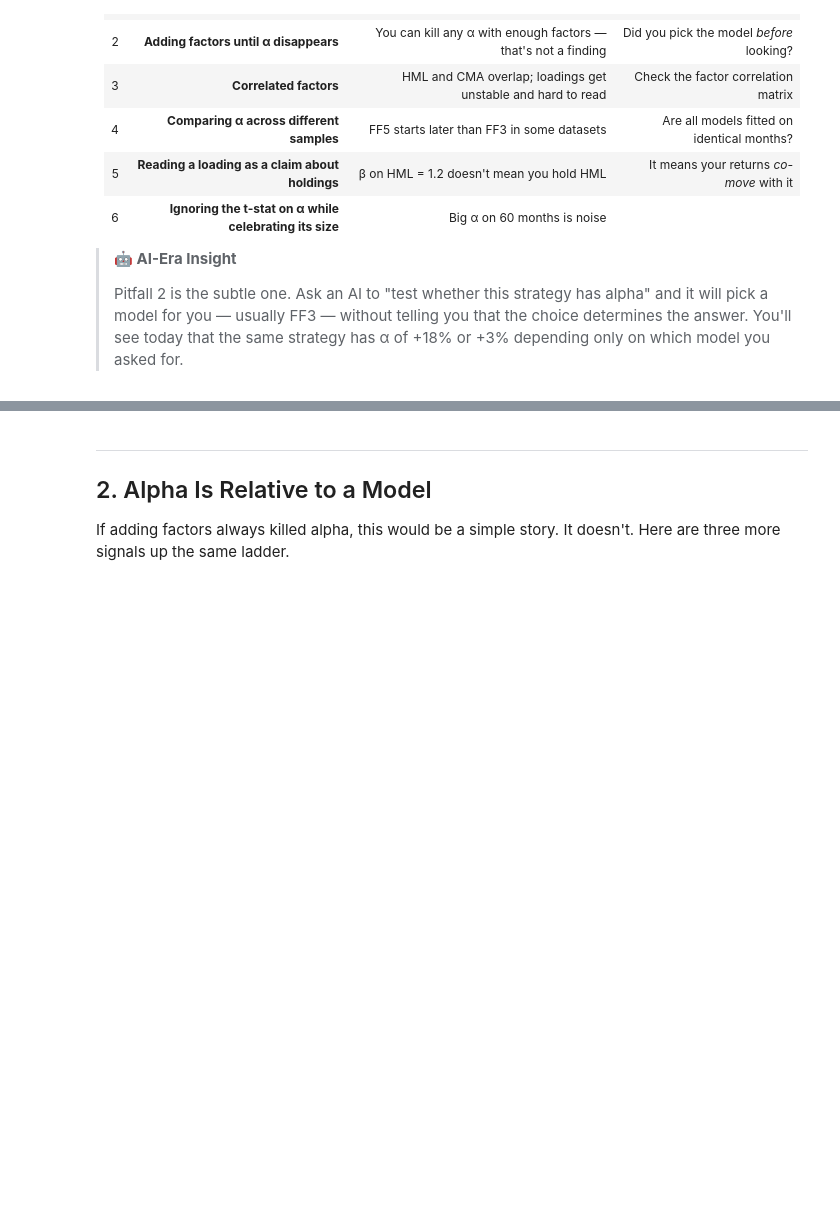
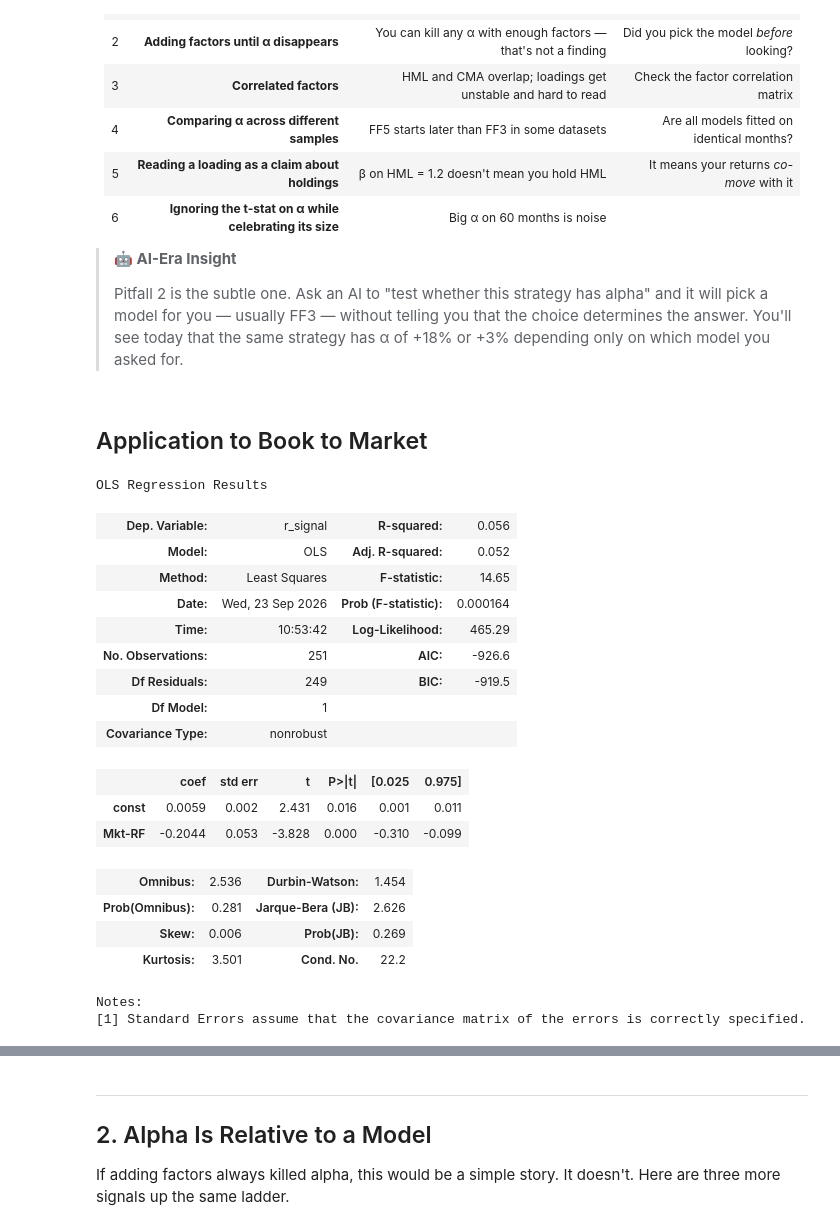
Before and after one commit to amoreira2/UG54, a Jupyter notebook: _sources/chapters/Finance/L6_MultiFactor_AI.ipynb, the cells around one changed output, grey strips where cells are left out. Cells and saved outputs as stored; diff of their text form; code cells hidden in the pictures; blank space fills up the shorter version.

```diff
--- a/_sources/chapters/Finance/L6_MultiFactor_AI.ipynb
+++ b/_sources/chapters/Finance/L6_MultiFactor_AI.ipynb
@@ -105,3 +106,5 @@ your α has to be something *else*.
 > alpha" and it will pick a model for you — usually FF3 — without telling you
 > that the choice determines the answer. You'll see today that the same strategy
 > has α of +18% or +3% depending only on which model you asked for.
+# %% [markdown]
+## Application to Book to Market
@@ -108,3 +151,29 @@ your α has to be something *else*.
+# %%
+r = long_short('BM') # create long-short portfolio based on Book-to-Market signal
+df = pd.concat([r.rename('r_signal'), FF], axis=1).dropna() # merge returns with factors
+Factors=['Mkt-RF']#,'SMB', 'HML', 'RMW', 'CMA', 'UMD'] # choose factors to include in regression
+m = sm.OLS(df.r_signal, sm.add_constant(df[Factors])).fit()
+m.summary()
+# %% [output]
+OLS Regression Results
+| Dep. Variable: | r_signal | R-squared: | 0.056 |
+| Model: | OLS | Adj. R-squared: | 0.052 |
+| Method: | Least Squares | F-statistic: | 14.65 |
+| Date: | Wed, 23 Sep 2026 | Prob (F-statistic): | 0.000164 |
+| Time: | 10:53:42 | Log-Likelihood: | 465.29 |
+| No. Observations: | 251 | AIC: | -926.6 |
+| Df Residuals: | 249 | BIC: | -919.5 |
+| Df Model: | 1 |  |  |
+| Covariance Type: | nonrobust |  |  |
+|  | coef | std err | t | P>|t| | [0.025 | 0.975] |
+| const | 0.0059 | 0.002 | 2.431 | 0.016 | 0.001 | 0.011 |
+| Mkt-RF | -0.2044 | 0.053 | -3.828 | 0.000 | -0.310 | -0.099 |
+| Omnibus: | 2.536 | Durbin-Watson: | 1.454 |
+| Prob(Omnibus): | 0.281 | Jarque-Bera (JB): | 2.626 |
+| Skew: | 0.006 | Prob(JB): | 0.269 |
+| Kurtosis: | 3.501 | Cond. No. | 22.2 |
+Notes:
+[1] Standard Errors assume that the covariance matrix of the errors is correctly specified.
 # %% [markdown]
 ---
 
```
Also changed, not shown: parts of 56 cells of this notebook, 10 other files.
